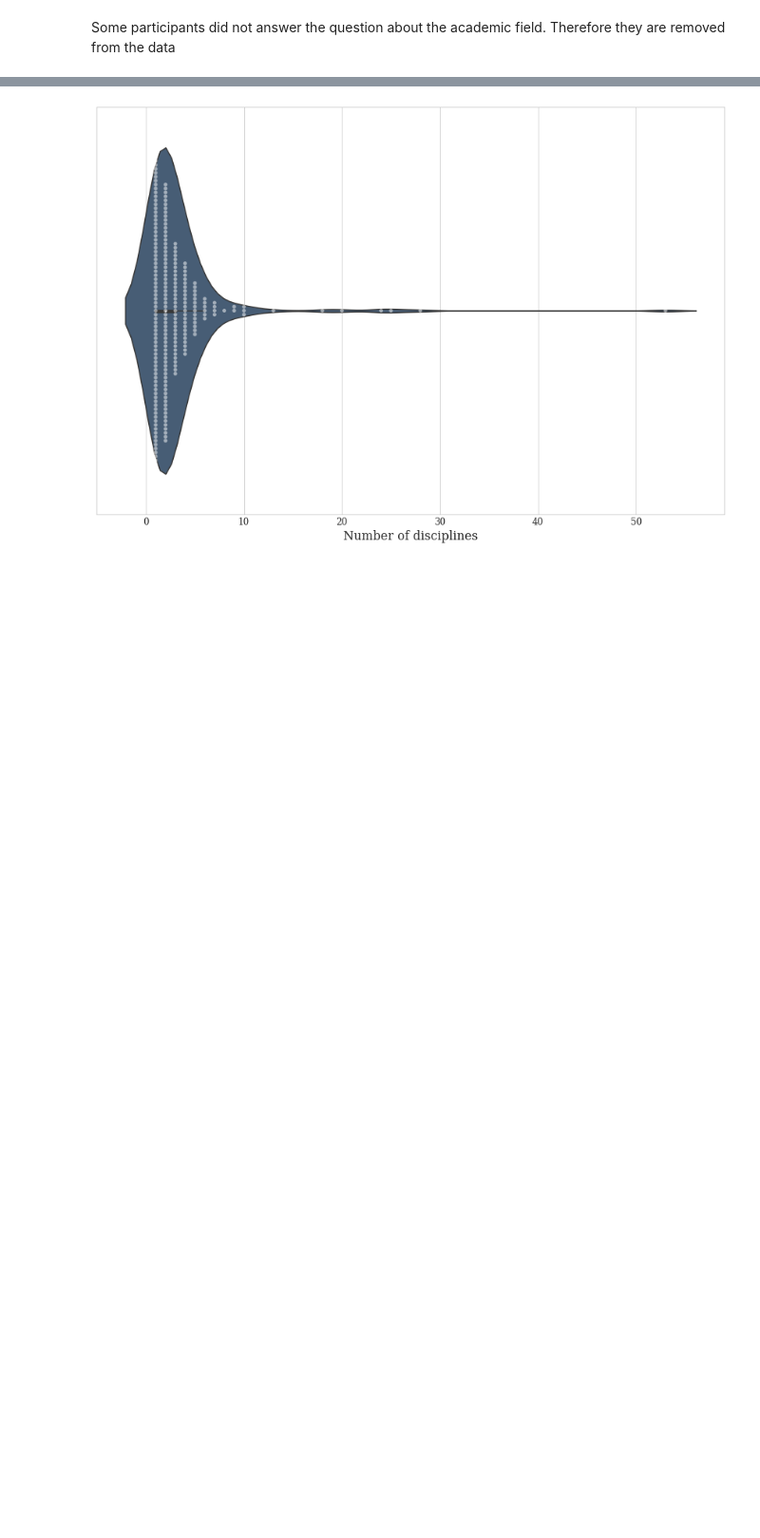
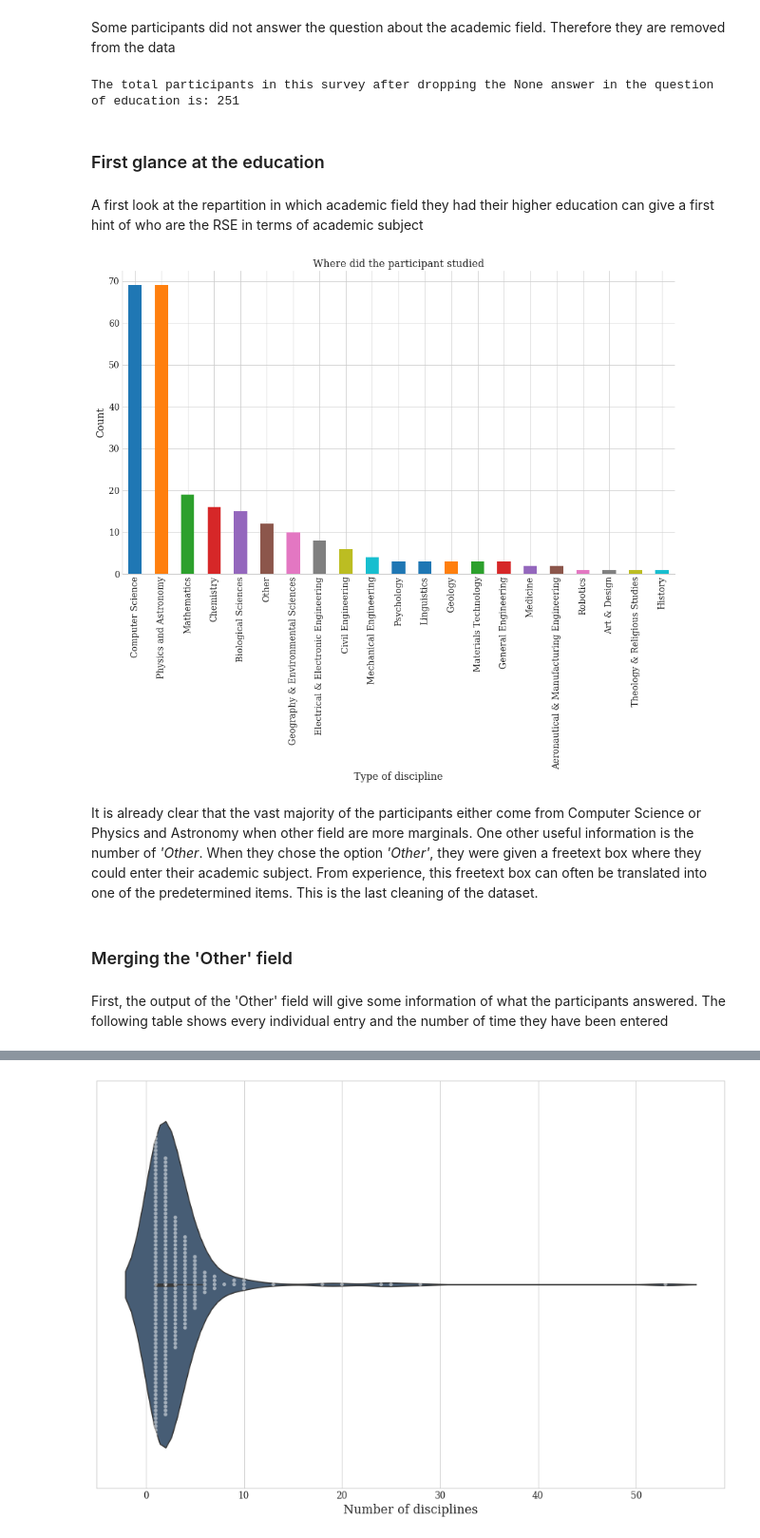
Before and after one commit to softwaresaved/survey_additional_analysis, a Jupyter notebook: Interdisciplinary aspects of Research Software Engineers in Uk.ipynb, the cells around one changed output, grey strips where cells are left out. Shown at 95% size. Drawn from its saved outputs; the diff is of its cells as text; code cells hidden in the pictures; blank space fills up the shorter version.

```diff
--- a/Interdisciplinary aspects of Research Software Engineers in Uk.ipynb
+++ b/Interdisciplinary aspects of Research Software Engineers in Uk.ipynb
@@ -111,2 +122,47 @@ The total participants in this dataset: 253
 # %% [markdown]
 Some participants did not answer the question about the academic field. Therefore they are removed from the data
+# %%
+# Drop the participant that did not answer which disciplines they have studied
+df.dropna(subset=edu_field, inplace=True)
+
+# Print the number of participants after removed the None answer
+print('The total participants in this survey after dropping the None answer in the question of education is: {}'.format(len(edu_df)))
+# %% [output]
+The total participants in this survey after dropping the None answer in the question of education is: 251
+# %% [markdown]
+### First glance at the education
+# %% [markdown]
+A first look at the repartition in which academic field they had their higher education can give a first hint of who are the RSE in terms of academic subject
+# %%
+# Create the values count
+academic_field = df[edu_field[0]].value_counts()
+
+# Creating the figure
+plt.figure(figsize=(16, 9))
+ax = plt.subplot(111)
+
+academic_field.plot(kind = "bar")
+# Removing the edge lines
+ax.spines["top"].set_visible(False)
+ax.spines["right"].set_visible(False)
+ax.get_xaxis().tick_bottom()
+ax.get_yaxis().tick_left()
+
+# Setting up the x and y axis
+plt.xticks(fontsize=14)
+plt.yticks(fontsize=14)
+
+# Labelling the axis
+plt.xlabel("Type of discipline", fontsize=16)
+plt.ylabel("Count", fontsize=16)
+plt.title('Where did the participant studied', fontsize=16)
+plt.show()
+# %% [output]
+[figure, added]
+# %% [markdown]
+It is already clear that the vast majority of the participants either come from Computer Science or Physics and Astronomy when other field are more marginals.
+One other useful information is the number of *'Other*. When they chose the option *'Other'*, they were given a freetext box where they could enter their academic subject. From experience, this freetext box can often be translated into one of the predetermined items. This is the last cleaning of the dataset.
+# %% [markdown]
+### Merging the 'Other' field
+# %% [markdown]
+First, the output of the 'Other' field will give some information of what the participants answered. The following table shows every individual entry and the number of time they have been entered
```
Also changed, not shown: parts of 23 cells of this notebook.
